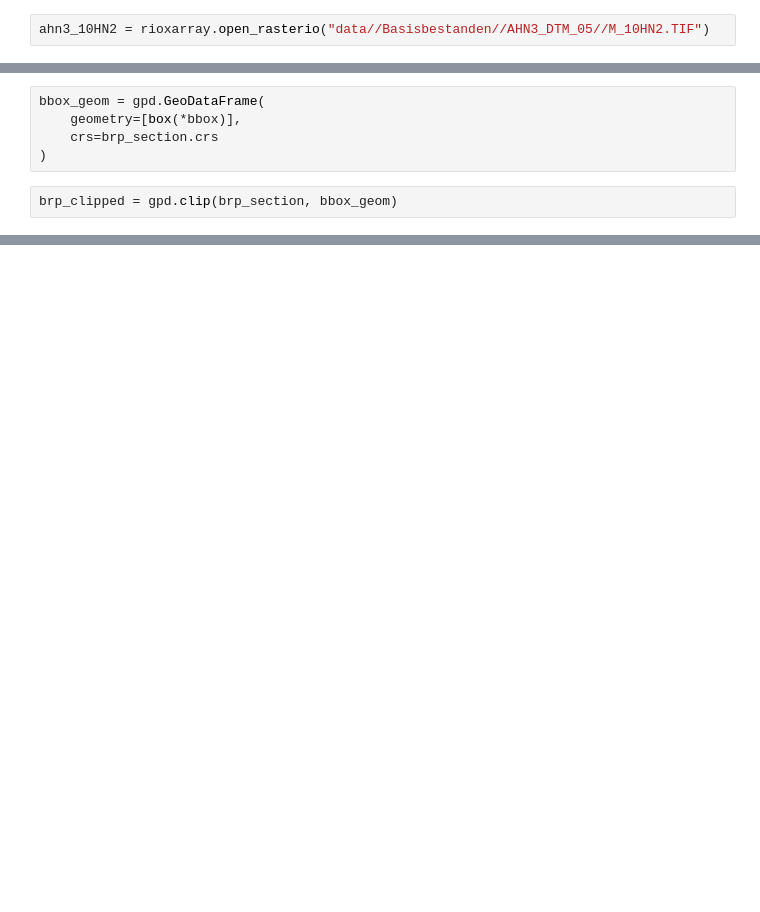
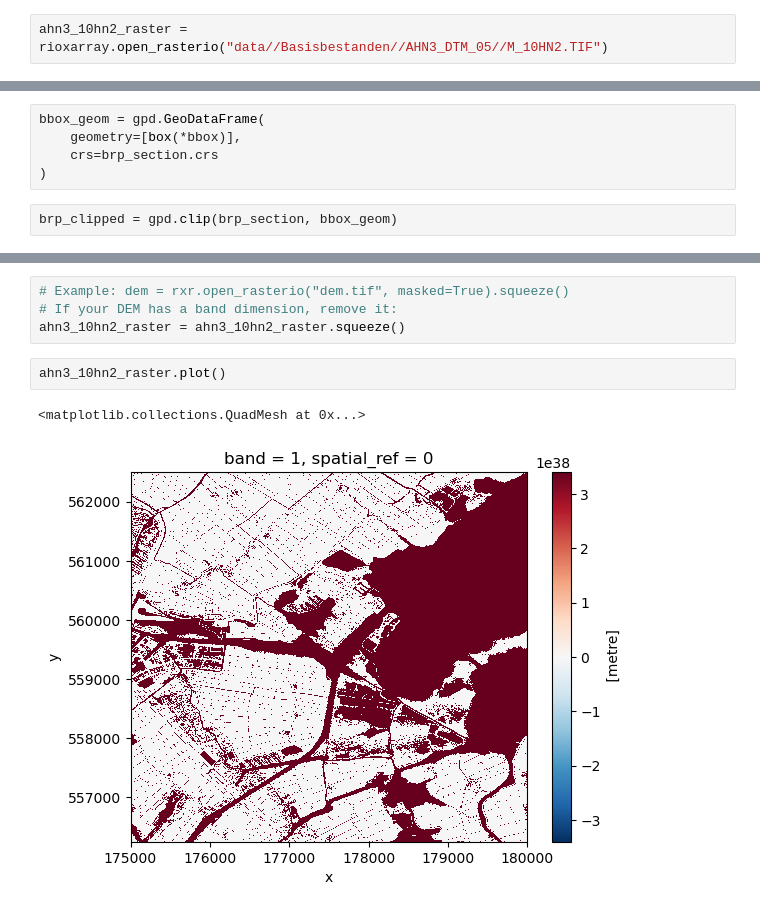
Before and after one commit to Morrizzzzz/RCE_GIS_Academy, a Jupyter notebook: AHN_ditches/AHN_ditch_processing.ipynb, the cells around one changed output, grey strips where cells are left out. Drawn from its saved outputs; the diff is of its cells as text; blank space fills up the shorter version.

```diff
--- a/AHN_ditches/AHN_ditch_processing.ipynb
+++ b/AHN_ditches/AHN_ditch_processing.ipynb
@@ -11,3 +14,3 @@ import fiona
 # %%
-ahn3_10HN2 = rioxarray.open_rasterio("data//Basisbestanden//AHN3_DTM_05//M_10HN2.TIF")
+ahn3_10hn2_raster = rioxarray.open_rasterio("data//Basisbestanden//AHN3_DTM_05//M_10HN2.TIF")
 # %%
@@ -58,0 +119,9 @@ brp_clipped.plot()
+# %%
+# Example: dem = rxr.open_rasterio("dem.tif", masked=True).squeeze()
+# If your DEM has a band dimension, remove it:
+ahn3_10hn2_raster = ahn3_10hn2_raster.squeeze()
+# %%
+ahn3_10hn2_raster.plot()
+# %% [output]
+<matplotlib.collections.QuadMesh at 0x...>
+[figure, added]
```
Also changed, not shown: parts of 16 cells of this notebook.
